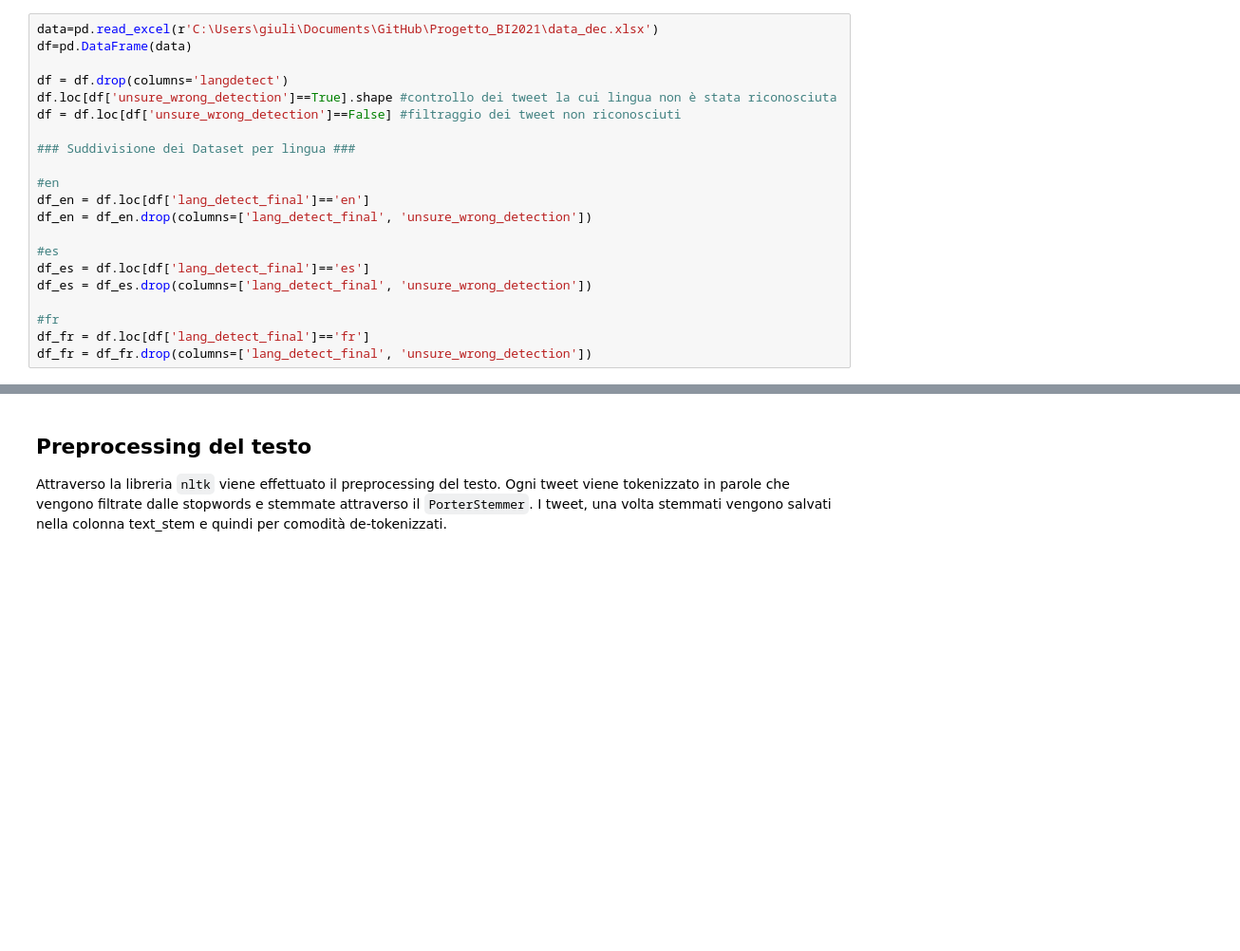
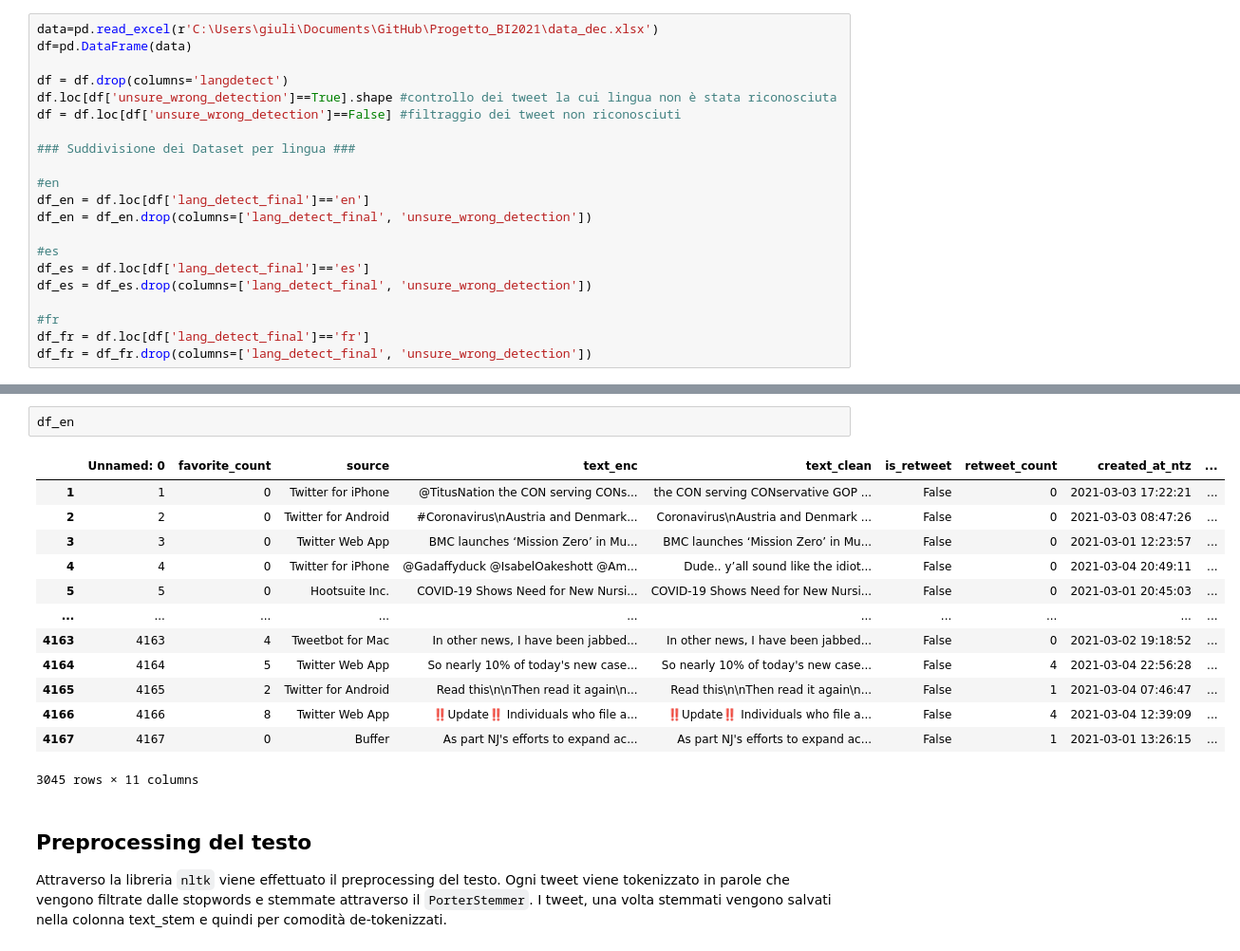
Before and after one commit to giulionenna/Progetto_BI2021, a Jupyter notebook: Mining_notebook.ipynb, the cells around one changed output, grey strips where cells are left out. Shown at 95% size. Drawn from its saved outputs; the diff is of its cells as text; blank space fills up the shorter version.

````diff
--- a/Mining_notebook.ipynb
+++ b/Mining_notebook.ipynb
@@ -171,3 +213,19 @@ df_fr = df_fr.drop(columns=['lang_detect_final', 'unsure_wrong_detection'])
+# %%
+df_en
+# %% [output]
+|  | Unnamed: 0 | favorite_count | source | text_enc | text_clean | is_retweet | retweet_count | created_at_ntz | ... |
+| 1 | 1 | 0 | Twitter for iPhone | @TitusNation the CON serving CONs... | the CON serving CONservative GOP ... | False | 0 | 2021-03-03 17:22:21 | ... |
+| 2 | 2 | 0 | Twitter for Android | #Coronavirus\nAustria and Denmark... | Coronavirus\nAustria and Denmark ... | False | 0 | 2021-03-03 08:47:26 | ... |
+| 3 | 3 | 0 | Twitter Web App | BMC launches ‘Mission Zero’ in Mu... | BMC launches ‘Mission Zero’ in Mu... | False | 0 | 2021-03-01 12:23:57 | ... |
+| 4 | 4 | 0 | Twitter for iPhone | @Gadaffyduck @IsabelOakeshott @Am... | Dude.. y’all sound like the idiot... | False | 0 | 2021-03-04 20:49:11 | ... |
+| 5 | 5 | 0 | Hootsuite Inc. | COVID-19 Shows Need for New Nursi... | COVID-19 Shows Need for New Nursi... | False | 0 | 2021-03-01 20:45:03 | ... |
+| ... | ... | ... | ... | ... | ... | ... | ... | ... | ... |
+| 4163 | 4163 | 4 | Tweetbot for Mac | In other news, I have been jabbed... | In other news, I have been jabbed... | False | 0 | 2021-03-02 19:18:52 | ... |
+| 4164 | 4164 | 5 | Twitter Web App | So nearly 10% of today's new case... | So nearly 10% of today's new case... | False | 4 | 2021-03-04 22:56:28 | ... |
+| 4165 | 4165 | 2 | Twitter for Android | Read this\n\nThen read it again\n... | Read this\n\nThen read it again\n... | False | 1 | 2021-03-04 07:46:47 | ... |
+| 4166 | 4166 | 8 | Twitter Web App | ‼️Update‼️ Individuals who file a... | ‼️Update‼️ Individuals who file a... | False | 4 | 2021-03-04 12:39:09 | ... |
+| 4167 | 4167 | 0 | Buffer | As part NJ's efforts to expand ac... | As part NJ's efforts to expand ac... | False | 1 | 2021-03-01 13:26:15 | ... |
+3045 rows × 11 columns
 # %% [markdown]
 ## Preprocessing del testo
 Attraverso la libreria ```nltk``` viene effettuato il preprocessing del testo. Ogni tweet viene tokenizzato in parole che vengono filtrate dalle stopwords e stemmate attraverso il ```PorterStemmer```. I tweet, una volta stemmati vengono salvati nella colonna text_stem e quindi per comodità de-tokenizzati.
````
Also changed, not shown: parts of 11 cells of this notebook, 1 other file.
